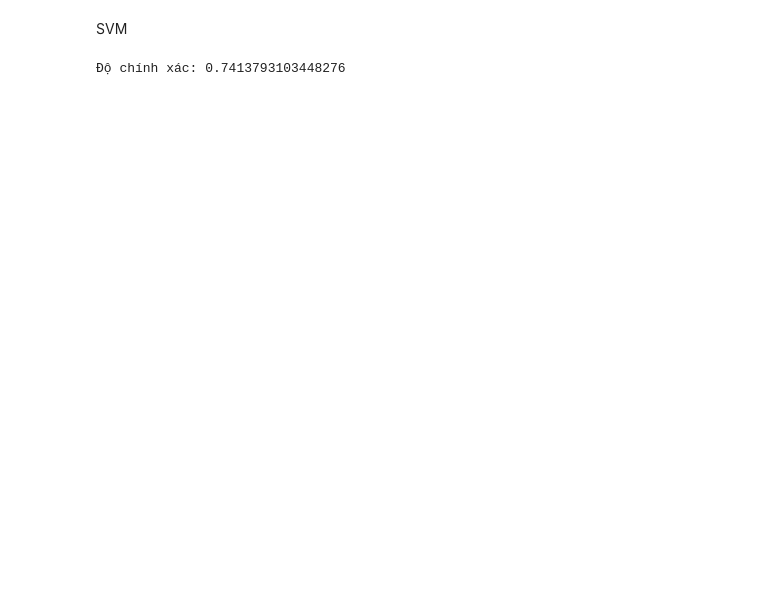
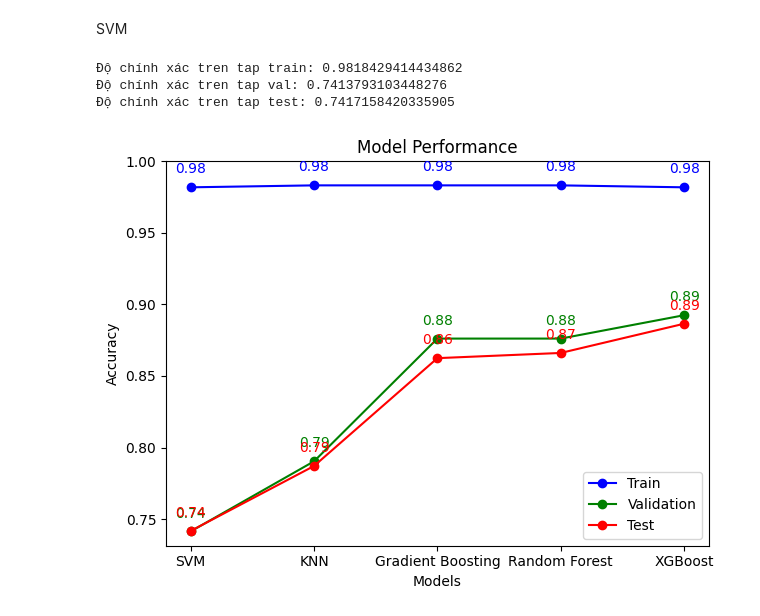
Before and after one commit to khanhtq2802/Project-ML, a Jupyter notebook: classification/model.ipynb, the cells around one changed output. Drawn from its saved outputs; the diff is of its cells as text; code cells hidden in the pictures; blank space fills up the shorter version.

```diff
--- a/classification/model.ipynb
+++ b/classification/model.ipynb
@@ -14,8 +16,11 @@ from sklearn.svm import SVC
 # Đọc dữ liệu từ file CSV
 train_data = pd.read_csv("new_train_file.csv")
 val_data = pd.read_csv("new_val_file.csv")
+test_data = pd.read_csv('new_test_file.csv')
 
 X_train = train_data.drop('label', axis=1)
 y_train = train_data['label']
 X_val = val_data.drop('label', axis=1)
 y_val = val_data['label']
+X_test = test_data.drop('label', axis=1)
+y_test = test_data['label']
@@ -208,14 +247,73 @@ svm_model = SVC(
 # Huấn luyện mô hình
 svm_model.fit(X_train_1, y_train_1)
 
-# Dự đoán cho tập kiểm tra
+# Đánh giá hiệu suất mô hình
+y_pred = svm_model.predict(X_train_1)
+train_svm = accuracy_score(y_train_1, y_pred)
+print("Độ chính xác tren tap train:", train_svm)
+
 y_pred = svm_model.predict(X_val_1)
+val_svm = accuracy_score(y_val_1, y_pred)
+print("Độ chính xác tren tap val:", val_svm)
 
-# Đánh giá hiệu suất mô hình
-accuracy = accuracy_score(y_val_1, y_pred)
-print("Độ chính xác:", accuracy)
+y_pred = svm_model.predict(X_test_1)
+test_svm = accuracy_score(y_test_1, y_pred)
+print("Độ chính xác tren tap test:", test_svm)
 
 # Lưu mô hình
 pickle.dump(svm_model, open('weights/svm_model.pkl', 'wb'))
 # %% [output]
-Độ chính xác: 0.7413793103448276
+Độ chính xác tren tap train: 0.9818429414434862
+Độ chính xác tren tap val: 0.7413793103448276
+Độ chính xác tren tap test: 0.7417158420335905
+# %%
+import matplotlib.pyplot as plt
+import numpy as np
+
+# Create arrays of the data
+models = ['Random Forest', 'Gradient Boosting', 'XGBoost', 'KNN', 'SVM']
+train_scores = [train_randomForestClassifier, train_gb, train_xgb, train_knn, train_svm]
+val_scores = [val_randomForestClassifier, val_gb, val_xgb, val_knn, val_svm]
+test_scores = [test_randomForestClassifier, test_gb, test_xgb, test_knn, test_svm]
+
+# Combine the scores and model names into a list of tuples for sorting
+data = list(zip(test_scores, train_scores, val_scores, models))
+
+# Sort the data by test_scores (first element of each tuple)
+data_sorted = sorted(data, key=lambda x: x[0])
+
+# Unpack the sorted data
+test_scores_sorted, train_scores_sorted, val_scores_sorted, models_sorted = zip(*data_sorted)
+
+# Plotting
+x = np.arange(len(models_sorted))  # the label locations
+
+fig, ax = plt.subplots()
+
+ax.plot(x, train_scores_sorted, marker='o', label='Train', linestyle='-', color='b')
+ax.plot(x, val_scores_sorted, marker='o', label='Validation', linestyle='-', color='g')
+ax.plot(x, test_scores_sorted, marker='o', label='Test', linestyle='-', color='r')
+
+# Add some text for labels, title and custom x-axis tick labels, etc.
+ax.set_xlabel('Models')
+ax.set_ylabel('Accuracy')
+ax.set_title('Model Performance')
+ax.set_xticks(x)
+ax.set_xticklabels(models_sorted)
+ax.legend()
+
+# Set y-axis range to start from a value close to the minimum score
+min_score = min(min(train_scores_sorted), min(val_scores_sorted), min(test_scores_sorted))
+ax.set_ylim([min_score - 0.01, 1])
+
+# Annotate the points with the actual score values
+for i in range(len(models_sorted)):
+    ax.annotate(f'{train_scores_sorted[i]:.2f}', (x[i], train_scores_sorted[i]), textcoords="offset points", xytext=(0,10), ha='center', color='b')
+    ax.annotate(f'{val_scores_sorted[i]:.2f}', (x[i], val_scores_sorted[i]), textcoords="offset points", xytext=(0,10), ha='center', color='g')
+    ax.annotate(f'{test_scores_sorted[i]:.2f}', (x[i], test_scores_sorted[i]), textcoords="offset points", xytext=(0,10), ha='center', color='r')
+
+fig.tight_layout()
+
+plt.show()
+# %% [output]
+[figure, added]
```
Also changed, not shown: parts of 8 cells of this notebook, 4 other files.
